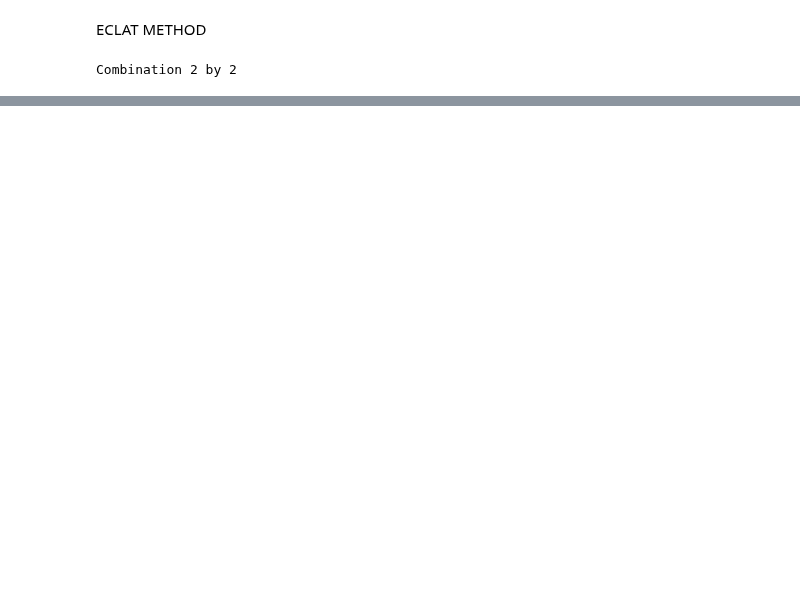
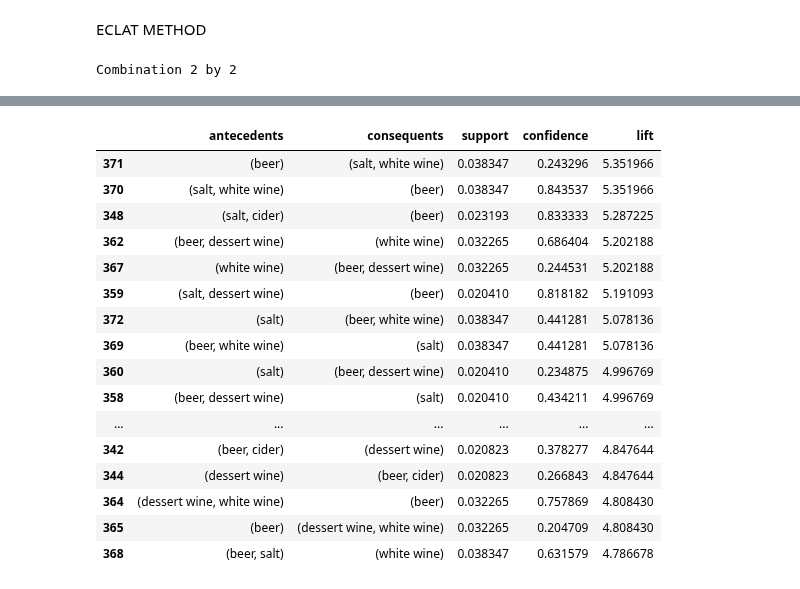
Before and after one commit to Constmsa/ml2.project, a Jupyter notebook: AssociationRules.ipynb, the cells around one changed output, grey strips where cells are left out. Saved outputs shown, nothing was run; the diff lists cells and outputs as text; code cells hidden in the pictures; blank space fills up the shorter version.

```diff
--- a/AssociationRules.ipynb
+++ b/AssociationRules.ipynb
@@ -155,0 +321,21 @@ def eclat_method(path):
+# %%
+cluster_8 = define_clusters(merged_df, 8)
+apriori_rules(cluster_8).sort_values(by='lift', ascending=False).head(20)
+# %% [output]
+|  | antecedents | consequents | support | confidence | lift |
+| 371 | (beer) | (salt, white wine) | 0.038347 | 0.243296 | 5.351966 |
+| 370 | (salt, white wine) | (beer) | 0.038347 | 0.843537 | 5.351966 |
+| 348 | (salt, cider) | (beer) | 0.023193 | 0.833333 | 5.287225 |
+| 362 | (beer, dessert wine) | (white wine) | 0.032265 | 0.686404 | 5.202188 |
+| 367 | (white wine) | (beer, dessert wine) | 0.032265 | 0.244531 | 5.202188 |
+| 359 | (salt, dessert wine) | (beer) | 0.020410 | 0.818182 | 5.191093 |
+| 372 | (salt) | (beer, white wine) | 0.038347 | 0.441281 | 5.078136 |
+| 369 | (beer, white wine) | (salt) | 0.038347 | 0.441281 | 5.078136 |
+| 360 | (salt) | (beer, dessert wine) | 0.020410 | 0.234875 | 4.996769 |
+| 358 | (beer, dessert wine) | (salt) | 0.020410 | 0.434211 | 4.996769 |
+| ... | ... | ... | ... | ... | ... |
+| 342 | (beer, cider) | (dessert wine) | 0.020823 | 0.378277 | 4.847644 |
+| 344 | (dessert wine) | (beer, cider) | 0.020823 | 0.266843 | 4.847644 |
+| 364 | (dessert wine, white wine) | (beer) | 0.032265 | 0.757869 | 4.808430 |
+| 365 | (beer) | (dessert wine, white wine) | 0.032265 | 0.204709 | 4.808430 |
+| 368 | (beer, salt) | (white wine) | 0.038347 | 0.631579 | 4.786678 |
```
Also changed, not shown: parts of 20 cells of this notebook, 1 other file.
